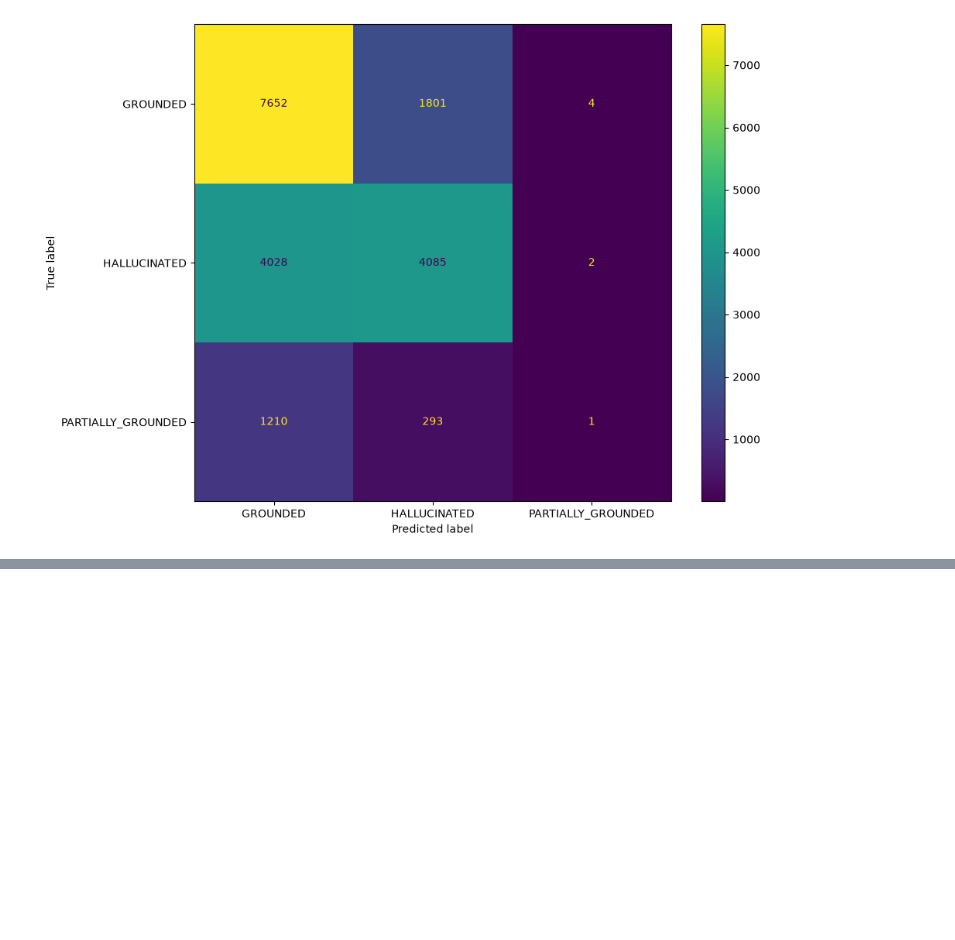
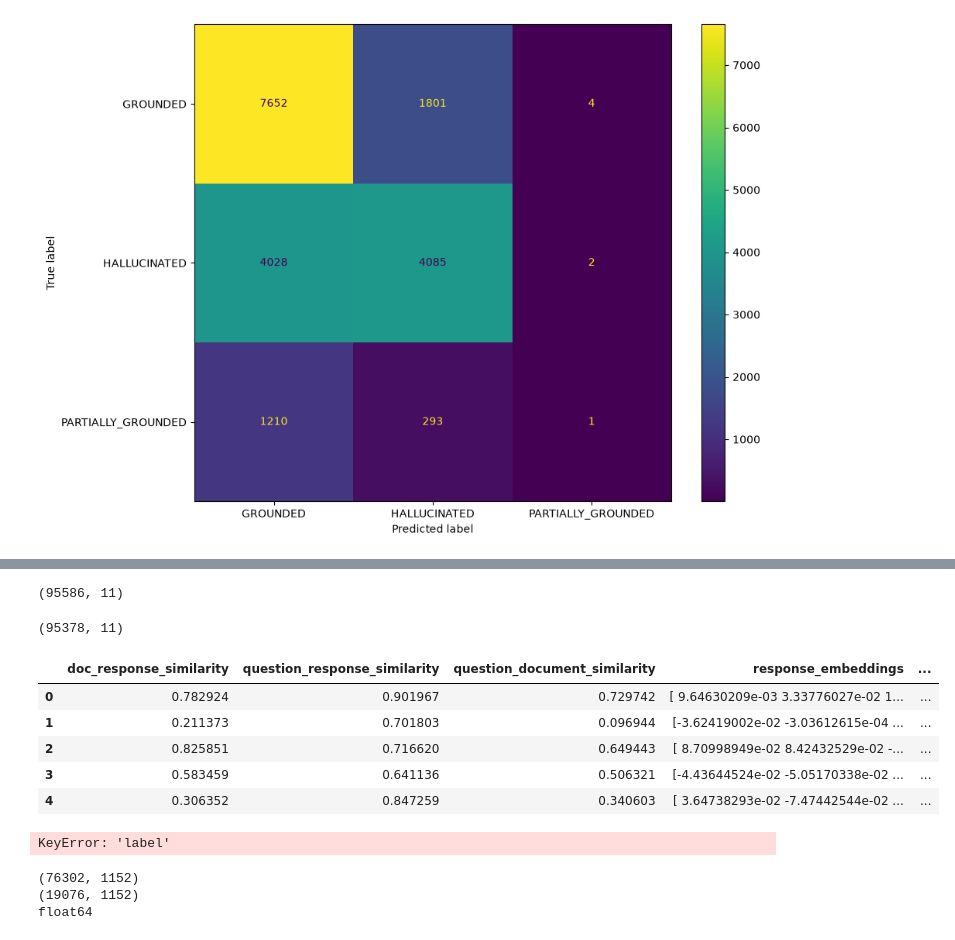
Before and after one commit to BhupatiNadar/MLSC-Task, a Jupyter notebook: Notebook/Using_semantic_and_Tfidf/final_model_eval.ipynb, the cells around one changed output, grey strips where cells are left out. Drawn from its saved outputs; the diff is of its cells as text; code cells hidden in the pictures; blank space fills up the shorter version.

```diff
--- a/Notebook/Using_semantic_and_Tfidf/final_model_eval.ipynb
+++ b/Notebook/Using_semantic_and_Tfidf/final_model_eval.ipynb
@@ -333,0 +346,5 @@ joblib.dump(rf, "save_model/model.joblib")
+# %%
+features_2=pd.concat([
+    df_2[['doc_response_similarity', 'question_response_similarity', 'question_document_similarity','response_embeddings', 'document_embeddings','question_embeddings']].reset_index(drop=True),
+    df_1[['tfidf_doc_response_sim', 'tfidf_question_response_sim', 'tfidf_question_document_sim', 'numeric_overlap',"label"]].reset_index(drop=True)
+], axis=1)
@@ -333,0 +366,23 @@ joblib.dump(rf, "save_model/model.joblib")
+# %%
+features_2.shape
+# %% [output]
+(95586, 11)
+# %%
+features_2=features_2.dropna()
+# %%
+features_2.shape
+# %% [output]
+(95378, 11)
+# %%
+features_2.head()
+# %% [output]
+|  | doc_response_similarity | question_response_similarity | question_document_similarity | response_embeddings | ... |
+| 0 | 0.782924 | 0.901967 | 0.729742 | [ 9.64630209e-03 3.33776027e-02 1... | ... |
+| 1 | 0.211373 | 0.701803 | 0.096944 | [-3.62419002e-02 -3.03612615e-04 ... | ... |
+| 2 | 0.825851 | 0.716620 | 0.649443 | [ 8.70998949e-02 8.42432529e-02 -... | ... |
+| 3 | 0.583459 | 0.641136 | 0.506321 | [-4.43644524e-02 -5.05170338e-02 ... | ... |
+| 4 | 0.306352 | 0.847259 | 0.340603 | [ 3.64738293e-02 -7.47442544e-02 ... | ... |
+# %%
+label_2=features_2["label"]
+# %% [output]
+KeyError: 'label'
@@ -333,0 +411,20 @@ joblib.dump(rf, "save_model/model.joblib")
+# %%
+X_train = np.hstack([
+    np.vstack(X_train["question_embeddings"]),
+    np.vstack(X_train["document_embeddings"]),
+    np.vstack(X_train["response_embeddings"])
+])
+
+X_test = np.hstack([
+    np.vstack(X_test["question_embeddings"]),
+    np.vstack(X_test["document_embeddings"]),
+    np.vstack(X_test["response_embeddings"])
+])
+
+print(X_train.shape)
+print(X_test.shape)
+print(X_train.dtype)
+# %% [output]
+(76302, 1152)
+(19076, 1152)
+float64
```
Also changed, not shown: parts of 11 cells of this notebook, 7 other files.
